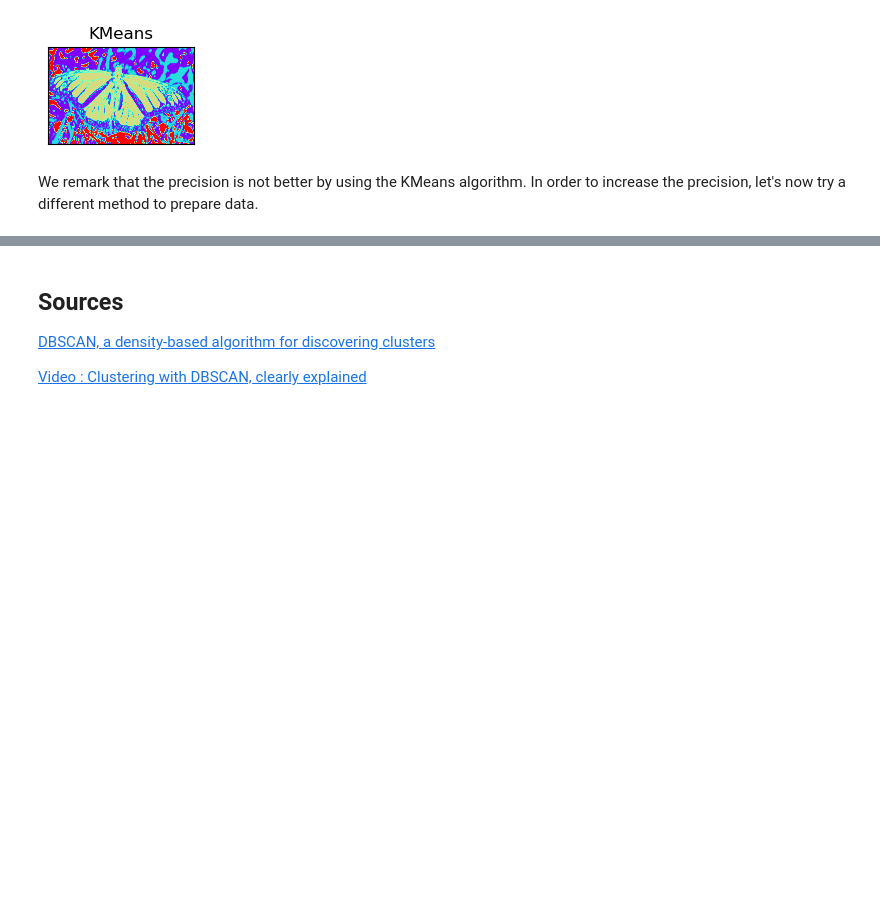
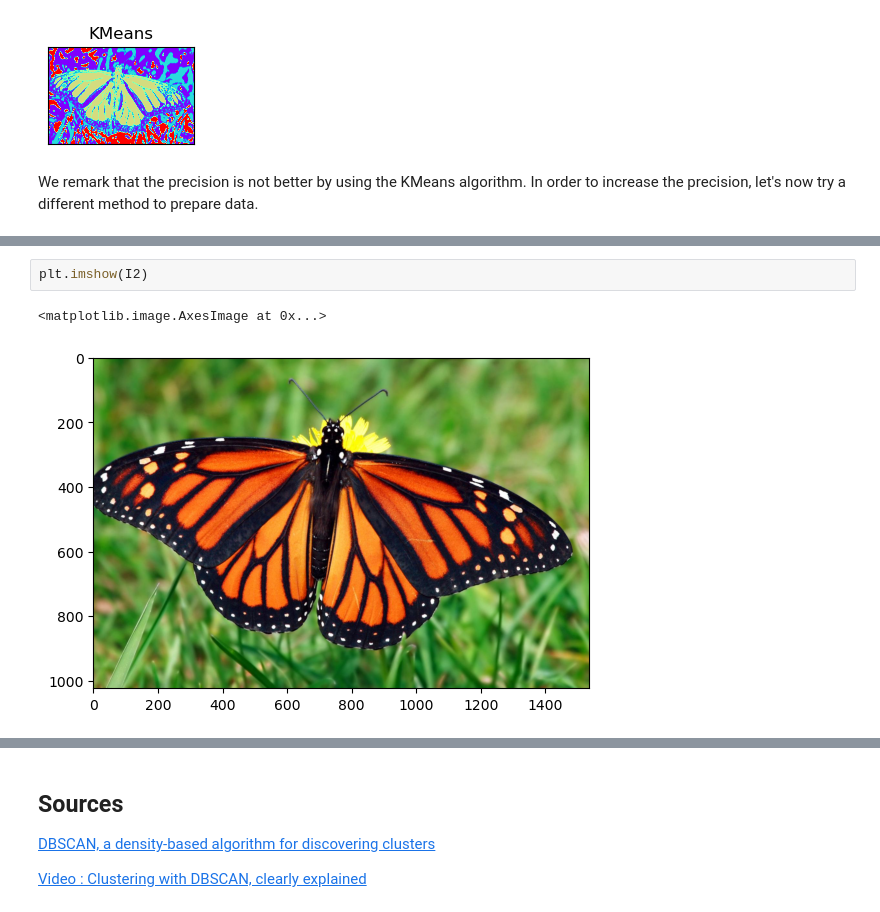
Before and after one commit to victorrbc/tp_dbscan, a Jupyter notebook: RICCARDI_ROBIC_dbscan.ipynb, the cells around one changed output, grey strips where cells are left out. Saved outputs shown, nothing was run; the diff lists cells and outputs as text; blank space fills up the shorter version.

```diff
--- a/RICCARDI_ROBIC_dbscan.ipynb
+++ b/RICCARDI_ROBIC_dbscan.ipynb
@@ -160,0 +228,5 @@ We remark that the precision is not better by using the KMeans algorithm. In ord
+# %%
+plt.imshow(I2)
+# %% [output]
+<matplotlib.image.AxesImage at 0x...>
+[figure, added]
```
Also changed, not shown: parts of 15 cells of this notebook, 2 other files.
